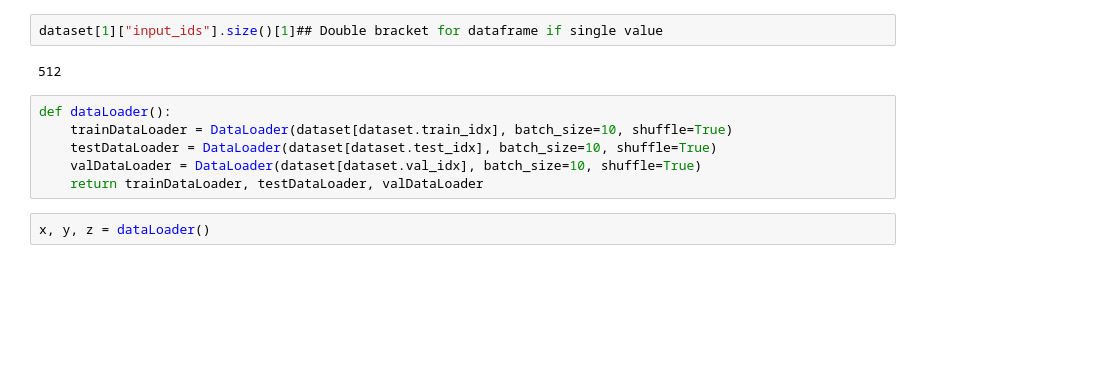
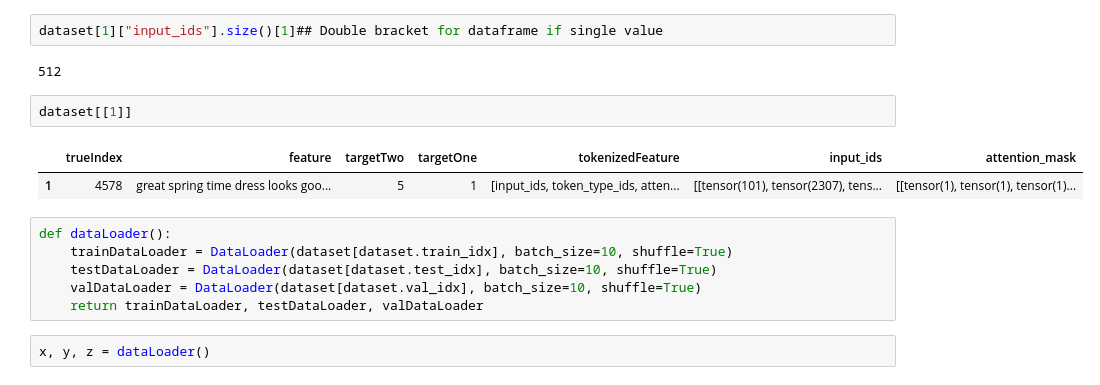
Before and after one commit to tonderai-m/nlp-classification, a Jupyter notebook: my_new_notebook.ipynb, the cells around one changed output. Cells and saved outputs as stored; diff of their text form; blank space fills up the shorter version.

```diff
--- a/my_new_notebook.ipynb
+++ b/my_new_notebook.ipynb
@@ -157,6 +313,11 @@ dataset = MyDataset(df)
 dataset[1]["input_ids"].size()[1]## Double bracket for dataframe if single value
 # %% [output]
 512
+# %%
+dataset[[1]]
+# %% [output]
+|  | trueIndex | feature | targetTwo | targetOne | tokenizedFeature | input_ids | attention_mask |
+| 1 | 4578 | great spring time dress looks goo... | 5 | 1 | [input_ids, token_type_ids, atten... | [[tensor(101), tensor(2307), tens... | [[tensor(1), tensor(1), tensor(1)... |
 # %%
 def dataLoader():
     trainDataLoader = DataLoader(dataset[dataset.train_idx], batch_size=10, shuffle=True)
```
Also changed, not shown: parts of 22 cells of this notebook.
